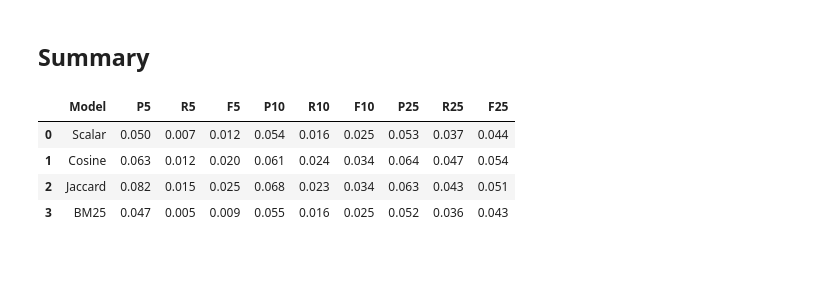
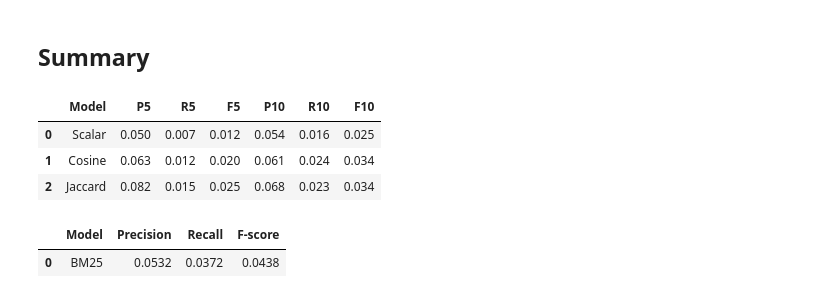
Before and after one commit to Kenza266/RI, a Jupyter notebook: Predict.ipynb, the cells around one changed output. Saved outputs shown, nothing was run; the diff lists cells and outputs as text; code cells hidden in the pictures; blank space fills up the shorter version.

Commit message:
modified eval page

```diff
--- a/Predict.ipynb
+++ b/Predict.ipynb
@@ -137,9 +176,8 @@ eval.to_csv('Eval//Eval.csv')
 # %%
-eval = pd.read_csv('Eval//Eval.csv')
+eval = pd.read_csv('Eval//Eval_Vector.csv')
 eval.drop([eval.columns[0]], axis=1)
 # %% [output]
-|  | Model | P5 | R5 | F5 | P10 | R10 | F10 | P25 | R25 | F25 |
-| 0 | Scalar | 0.050 | 0.007 | 0.012 | 0.054 | 0.016 | 0.025 | 0.053 | 0.037 | 0.044 |
-| 1 | Cosine | 0.063 | 0.012 | 0.020 | 0.061 | 0.024 | 0.034 | 0.064 | 0.047 | 0.054 |
-| 2 | Jaccard | 0.082 | 0.015 | 0.025 | 0.068 | 0.023 | 0.034 | 0.063 | 0.043 | 0.051 |
-| 3 | BM25 | 0.047 | 0.005 | 0.009 | 0.055 | 0.016 | 0.025 | 0.052 | 0.036 | 0.043 |
+|  | Model | P5 | R5 | F5 | P10 | R10 | F10 |
+| 0 | Scalar | 0.050 | 0.007 | 0.012 | 0.054 | 0.016 | 0.025 |
+| 1 | Cosine | 0.063 | 0.012 | 0.020 | 0.061 | 0.024 | 0.034 |
+| 2 | Jaccard | 0.082 | 0.015 | 0.025 | 0.068 | 0.023 | 0.034 |
@@ -148,0 +195,6 @@ for name, roc in zip(names, rocs):
+# %%
+eval = pd.read_csv('Eval//Eval_Prob.csv')
+eval.drop([eval.columns[0]], axis=1)
+# %% [output]
+|  | Model | Precision | Recall | F-score |
+| 0 | BM25 | 0.0532 | 0.0372 | 0.0438 |
```
Also changed, not shown: parts of 16 cells of this notebook, 18 other files.
